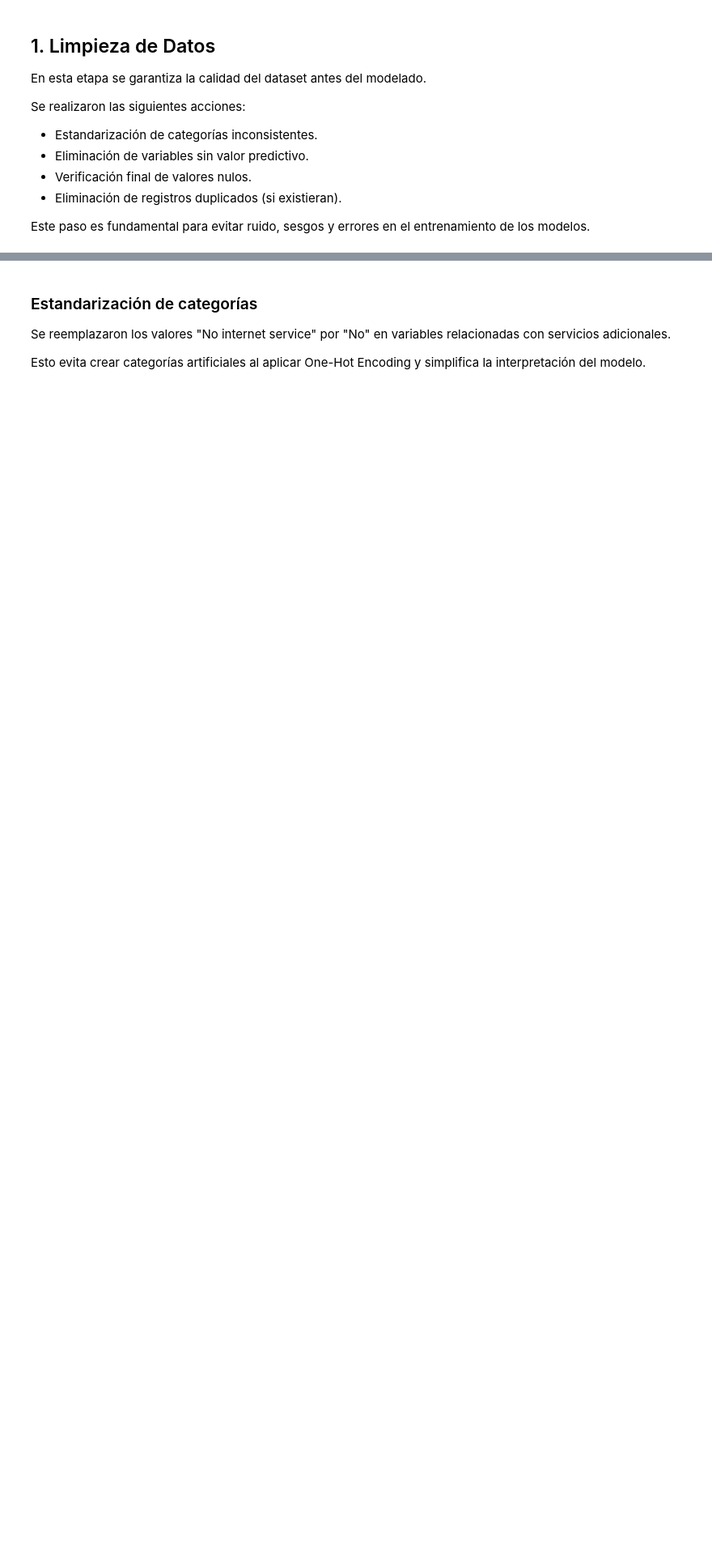
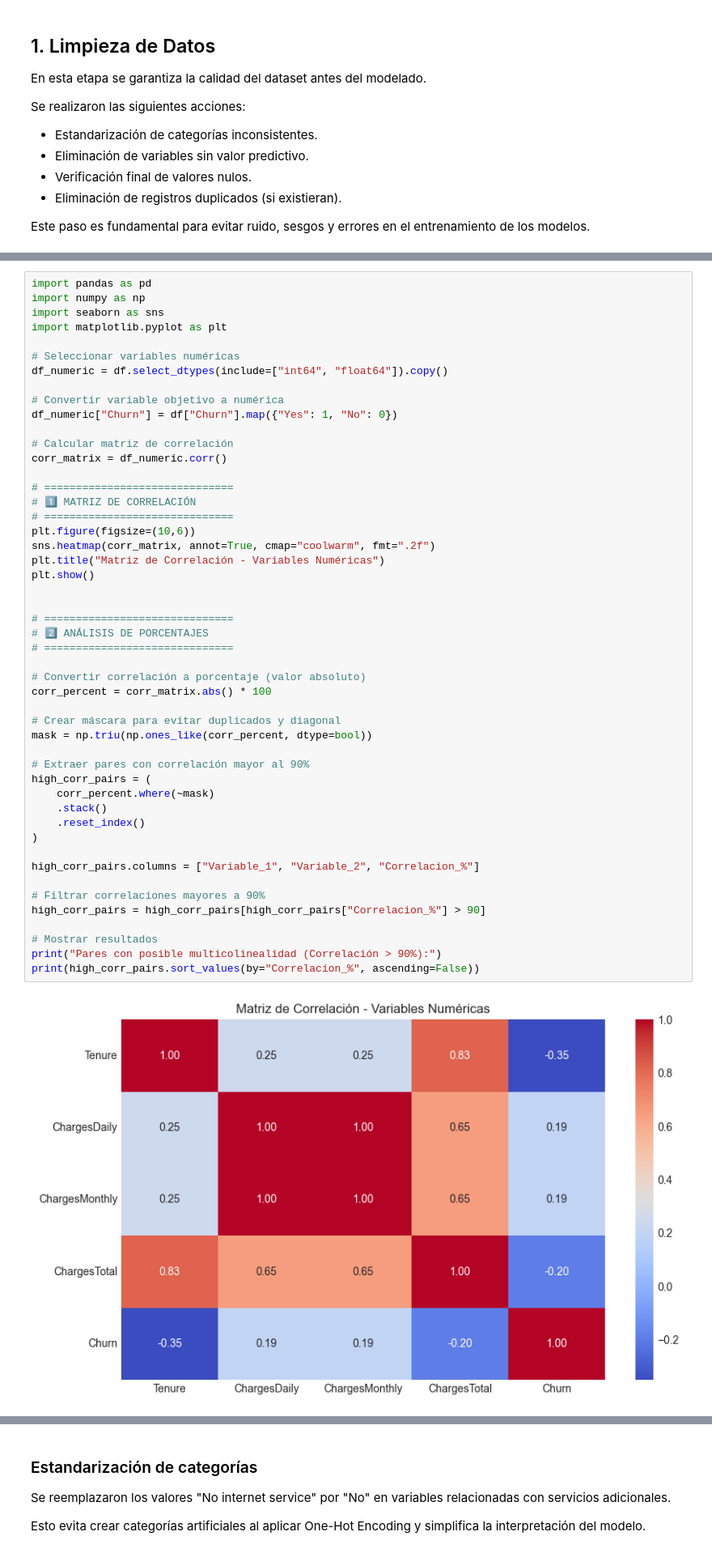
Before and after one commit to LenninTemoche/Challenge-TelecomX-2-Alura-One-DS, a Jupyter notebook: TelecomX-2-ML.ipynb, the cells around one changed output, grey strips where cells are left out. Shown at 81% size. Drawn from its saved outputs; the diff is of its cells as text; blank space fills up the shorter version.

Commit message:
se actualiza sección de limpieza y se agrega correlación de variables

```diff
--- a/TelecomX-2-ML.ipynb
+++ b/TelecomX-2-ML.ipynb
@@ -288,0 +366,51 @@ Shape final del dataset: (7021, 21)
+# %%
+import pandas as pd
+import numpy as np
+import seaborn as sns
+import matplotlib.pyplot as plt
+
+# Seleccionar variables numéricas
+df_numeric = df.select_dtypes(include=["int64", "float64"]).copy()
+
+# Convertir variable objetivo a numérica
+df_numeric["Churn"] = df["Churn"].map({"Yes": 1, "No": 0})
+
+# Calcular matriz de correlación
+corr_matrix = df_numeric.corr()
+
+# ==============================
+# 1️⃣ MATRIZ DE CORRELACIÓN
+# ==============================
+plt.figure(figsize=(10,6))
+sns.heatmap(corr_matrix, annot=True, cmap="coolwarm", fmt=".2f")
+plt.title("Matriz de Correlación - Variables Numéricas")
+plt.show()
+
+
+# ==============================
+# 2️⃣ ANÁLISIS DE PORCENTAJES
+# ==============================
+
+# Convertir correlación a porcentaje (valor absoluto)
+corr_percent = corr_matrix.abs() * 100
+
+# Crear máscara para evitar duplicados y diagonal
+mask = np.triu(np.ones_like(corr_percent, dtype=bool))
+
+# Extraer pares con correlación mayor al 90%
+high_corr_pairs = (
+    corr_percent.where(~mask)
+    .stack()
+    .reset_index()
+)
+
+high_corr_pairs.columns = ["Variable_1", "Variable_2", "Correlacion_%"]
+
+# Filtrar correlaciones mayores a 90%
+high_corr_pairs = high_corr_pairs[high_corr_pairs["Correlacion_%"] > 90]
+
+# Mostrar resultados
+print("Pares con posible multicolinealidad (Correlación > 90%):")
+print(high_corr_pairs.sort_values(by="Correlacion_%", ascending=False))
+# %% [output]
+[figure, added]
```
Also changed, not shown: parts of 13 cells of this notebook.
